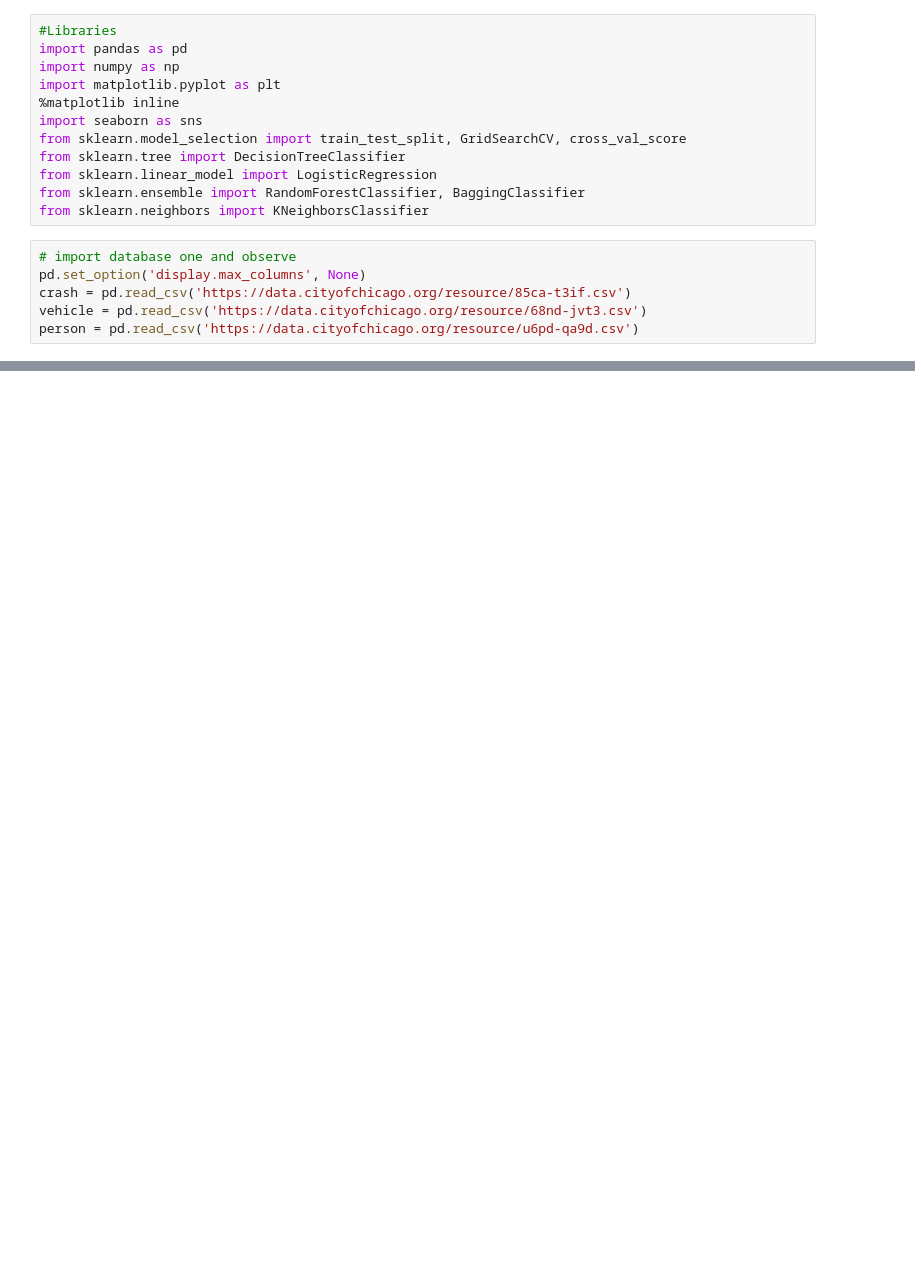
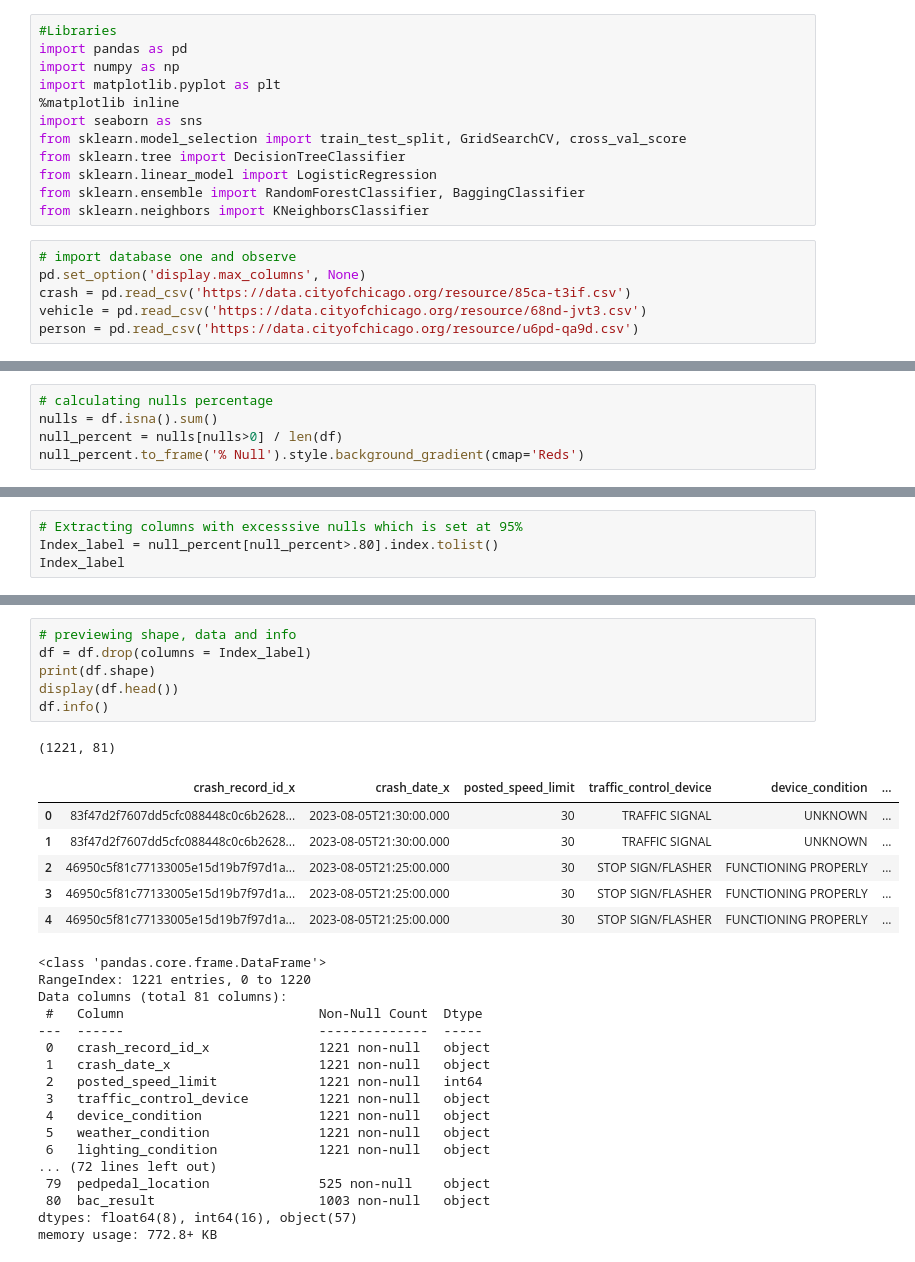
Before and after one commit to Ivan3864/dsc-Accidents-analysis, a Jupyter notebook: notebook.ipynb, the cells around one changed output, grey strips where cells are left out. Cells and saved outputs as stored; diff of their text form; blank space fills up the shorter version.

Commit message:
Sorting Null values

```diff
--- a/notebook.ipynb
+++ b/notebook.ipynb
@@ -32,0 +50,5 @@ df.head()
+# %%
+# calculating nulls percentage
+nulls = df.isna().sum()
+null_percent = nulls[nulls>0] / len(df)
+null_percent.to_frame('% Null').style.background_gradient(cmap='Reds')
@@ -32,0 +73,4 @@ df.head()
+# %%
+# Extracting columns with excesssive nulls which is set at 95%
+Index_label = null_percent[null_percent>.80].index.tolist()
+Index_label
@@ -32,0 +95,31 @@ df.head()
+# %%
+# previewing shape, data and info
+df = df.drop(columns = Index_label)
+print(df.shape)
+display(df.head())
+df.info()
+# %% [output]
+(1221, 81)
+|  | crash_record_id_x | crash_date_x | posted_speed_limit | traffic_control_device | device_condition | ... |
+| 0 | 83f47d2f7607dd5cfc088448c0c6b2628... | 2023-08-05T21:30:00.000 | 30 | TRAFFIC SIGNAL | UNKNOWN | ... |
+| 1 | 83f47d2f7607dd5cfc088448c0c6b2628... | 2023-08-05T21:30:00.000 | 30 | TRAFFIC SIGNAL | UNKNOWN | ... |
+| 2 | 46950c5f81c77133005e15d19b7f97d1a... | 2023-08-05T21:25:00.000 | 30 | STOP SIGN/FLASHER | FUNCTIONING PROPERLY | ... |
+| 3 | 46950c5f81c77133005e15d19b7f97d1a... | 2023-08-05T21:25:00.000 | 30 | STOP SIGN/FLASHER | FUNCTIONING PROPERLY | ... |
+| 4 | 46950c5f81c77133005e15d19b7f97d1a... | 2023-08-05T21:25:00.000 | 30 | STOP SIGN/FLASHER | FUNCTIONING PROPERLY | ... |
+<class 'pandas.core.frame.DataFrame'>
+RangeIndex: 1221 entries, 0 to 1220
+Data columns (total 81 columns):
+ #   Column                         Non-Null Count  Dtype
+---  ------                         --------------  -----
+ 0   crash_record_id_x              1221 non-null   object
+ 1   crash_date_x                   1221 non-null   object
+ 2   posted_speed_limit             1221 non-null   int64
+ 3   traffic_control_device         1221 non-null   object
+ 4   device_condition               1221 non-null   object
+ 5   weather_condition              1221 non-null   object
+ 6   lighting_condition             1221 non-null   object
+... (72 lines left out)
+ 79  pedpedal_location              525 non-null    object
+ 80  bac_result                     1003 non-null   object
+dtypes: float64(8), int64(16), object(57)
+memory usage: 772.8+ KB
```
Also changed, not shown: parts of 3 cells of this notebook.
